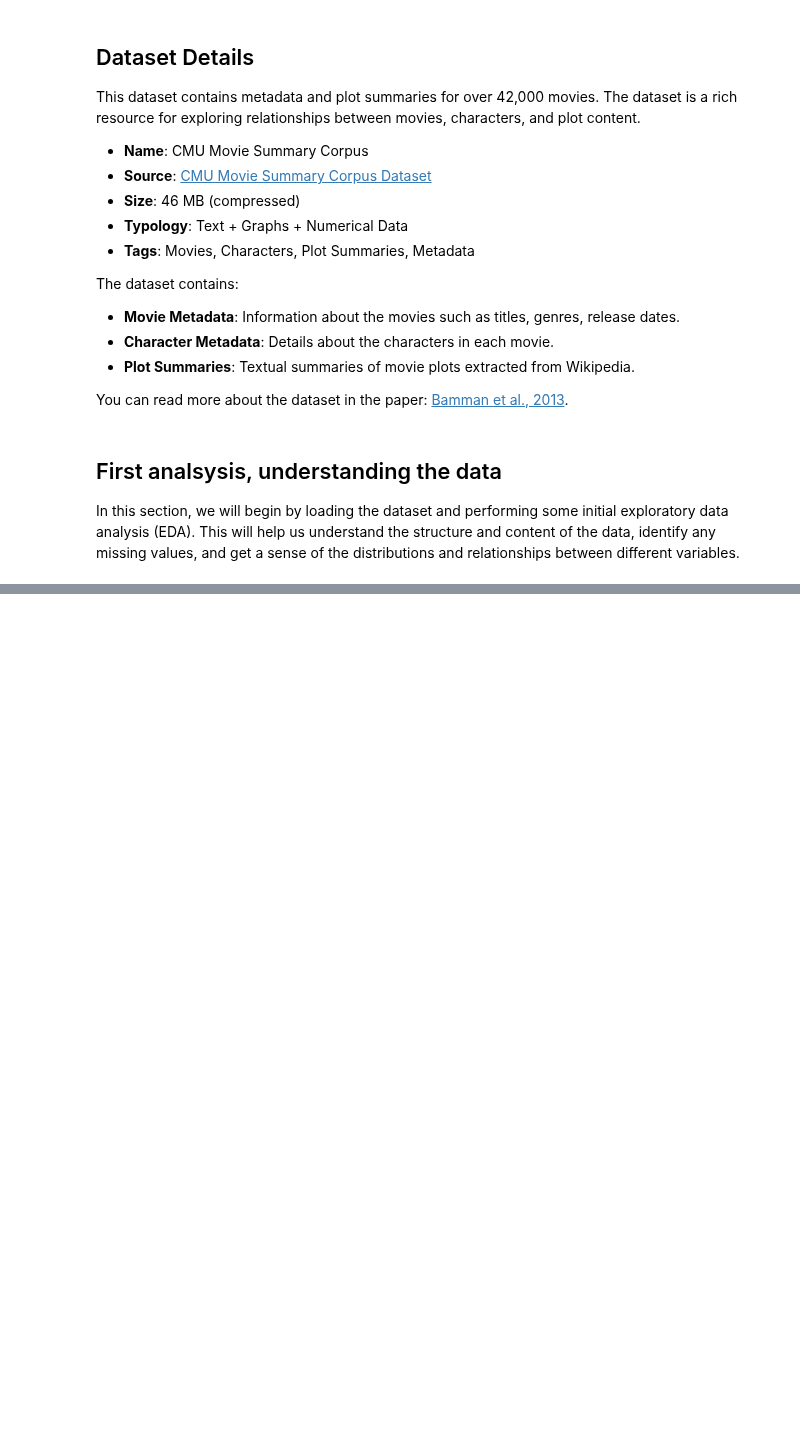
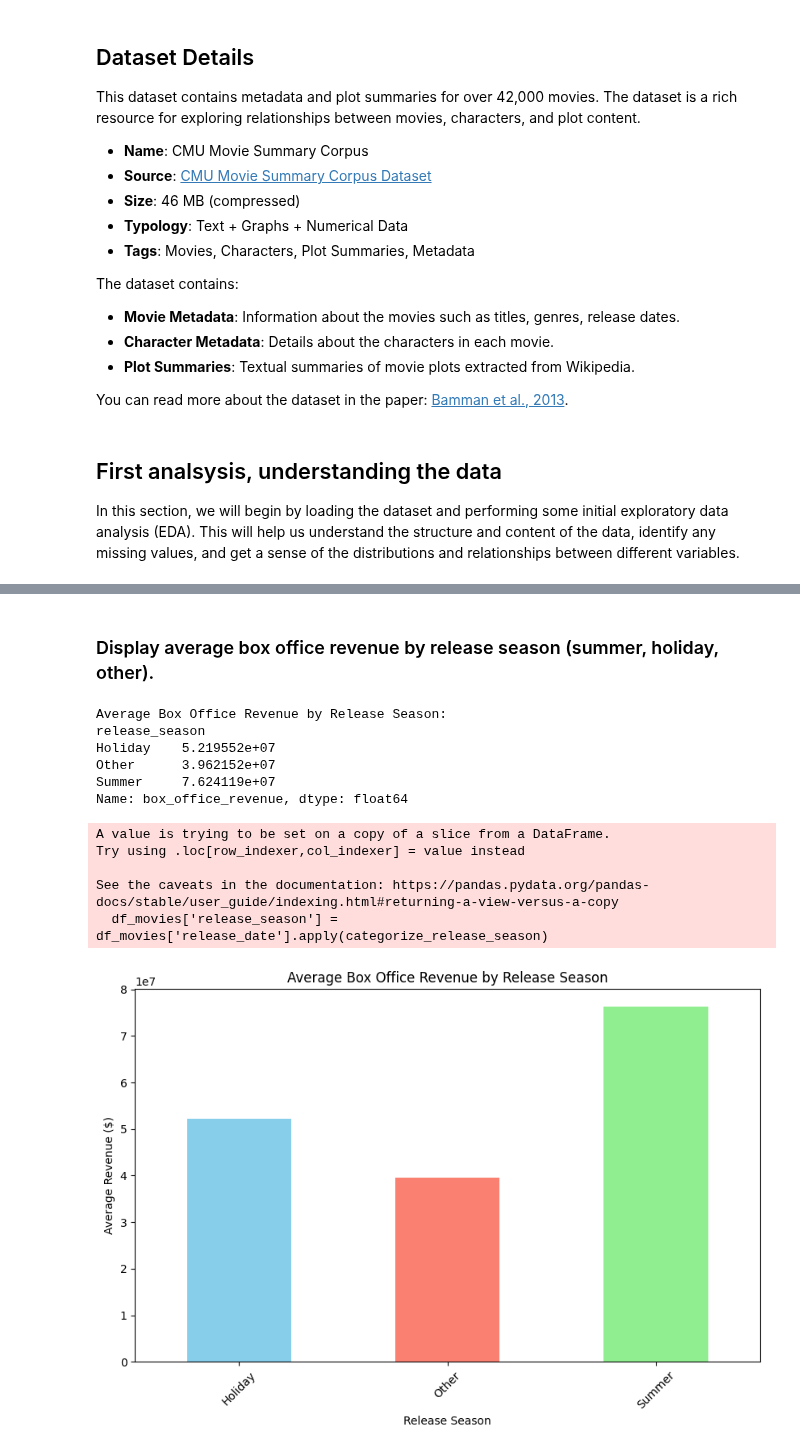
Before and after one commit to epfl-ada/ada-2024-project-awesometeam2024, a Jupyter notebook: results.ipynb, the cells around one changed output, grey strips where cells are left out. Cells and saved outputs as stored; diff of their text form; code cells hidden in the pictures; blank space fills up the shorter version.

```diff
--- a/results.ipynb
+++ b/results.ipynb
@@ -199,0 +245,43 @@ df_movies.sample(5)
+# %% [markdown]
+### Display average box office revenue by release season (summer, holiday, other).
+# %%
+# Define a function to categorize release dates into seasons
+def categorize_release_season(date):
+    if date.month in [6, 7, 8]:  # Summer months
+        return 'Summer'
+    elif date.month in [1, 12]:  # Winter holiday
+        return 'Holiday'
+    else:
+        return 'Other'
+
+# Apply the function to create a 'release_season' column
+df_movies['release_season'] = df_movies['release_date'].apply(categorize_release_season)
+
+# Calculate average revenues for each season
+avg_revenues_by_season = df_movies.groupby('release_season')['box_office_revenue'].mean()
+
+# Print the average revenues by season
+print("Average Box Office Revenue by Release Season:")
+print(avg_revenues_by_season)
+
+# Plot the average revenues by release season
+plt.figure(figsize=(10, 6))
+avg_revenues_by_season.plot(kind='bar', color=['skyblue', 'salmon', 'lightgreen'])
+plt.title('Average Box Office Revenue by Release Season')
+plt.xlabel('Release Season')
+plt.ylabel('Average Revenue ($)')
+plt.xticks(rotation=45)
+plt.show()
+# %% [output]
+Average Box Office Revenue by Release Season:
+release_season
+Holiday    5.219552e+07
+Other      3.962152e+07
+Summer     7.624119e+07
+Name: box_office_revenue, dtype: float64
+A value is trying to be set on a copy of a slice from a DataFrame.
+Try using .loc[row_indexer,col_indexer] = value instead
+
+See the caveats in the documentation: https://pandas.pydata.org/pandas-docs/stable/user_guide/indexing.html#returning-a-view-versus-a-copy
+  df_movies['release_season'] = df_movies['release_date'].apply(categorize_release_season)
+[figure, added]
```
Also changed, not shown: parts of 16 cells of this notebook, 6 other files.
